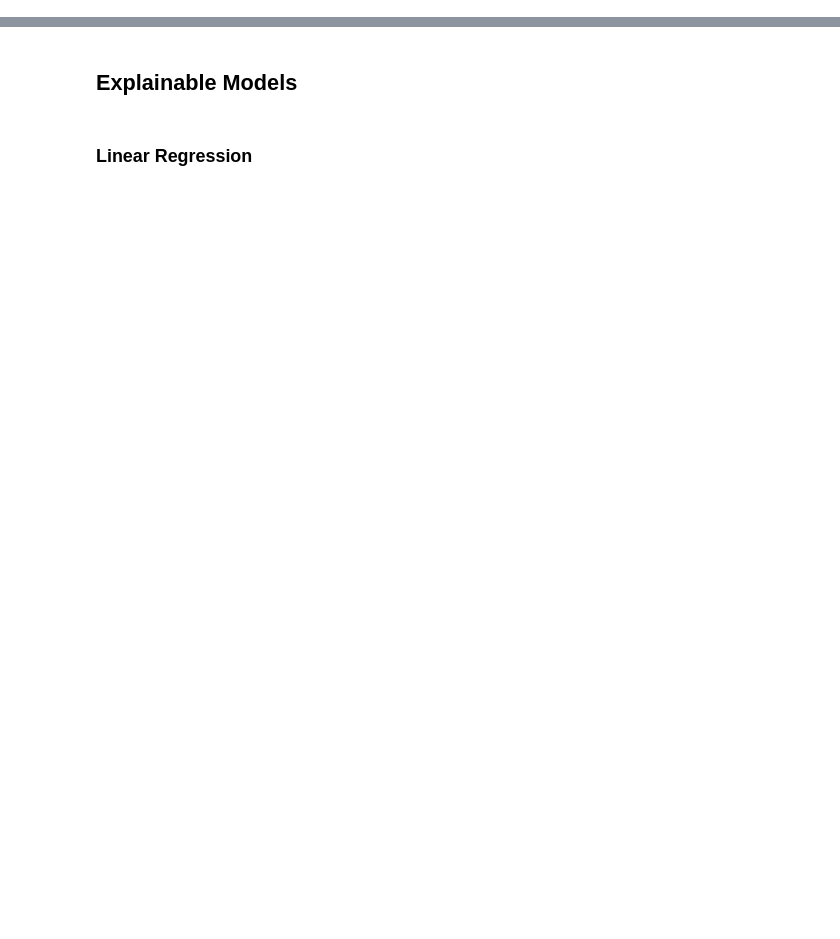
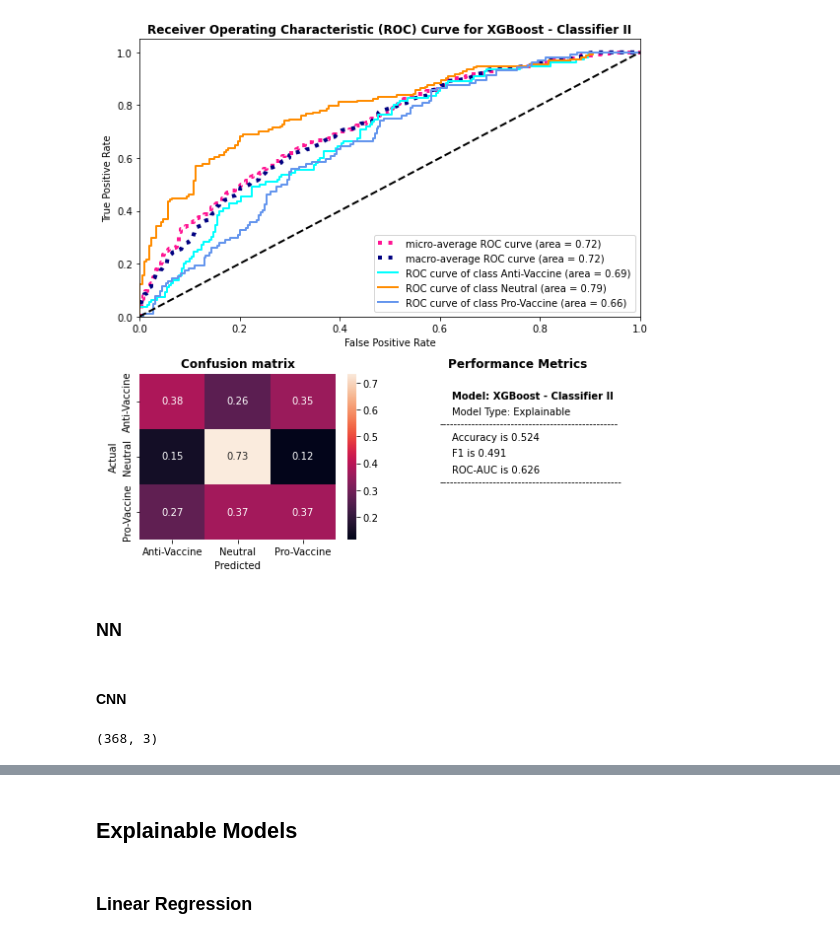
Before and after one commit to jvschlierf/networkthesis, a Jupyter notebook: classifier/evaluate_performance.ipynb, the cells around one changed output, grey strips where cells are left out. Drawn from its saved outputs; the diff is of its cells as text; code cells hidden in the pictures; blank space fills up the shorter version.

```diff
--- a/classifier/evaluate_performance.ipynb
+++ b/classifier/evaluate_performance.ipynb
@@ -154,0 +296,14 @@ y_true = y_true.flatten()
+# %%
+plot_results_b(y_true, y_pred_xgb, "XGBoost - Classifier II", "Explainable", "2")
+# %% [output]
+[figure, added]
+# %% [markdown]
+### NN
+# %% [markdown]
+#### CNN
+# %%
+y_pred_cnn = np.loadtxt('../../Files/models/cnn_comments_results.txt')
+y_pred_cnn = y_pred_cnn.reshape(368, 3)
+y_pred_cnn.shape
+# %% [output]
+(368, 3)
```
Also changed, not shown: parts of 59 cells of this notebook, 2 other files.
